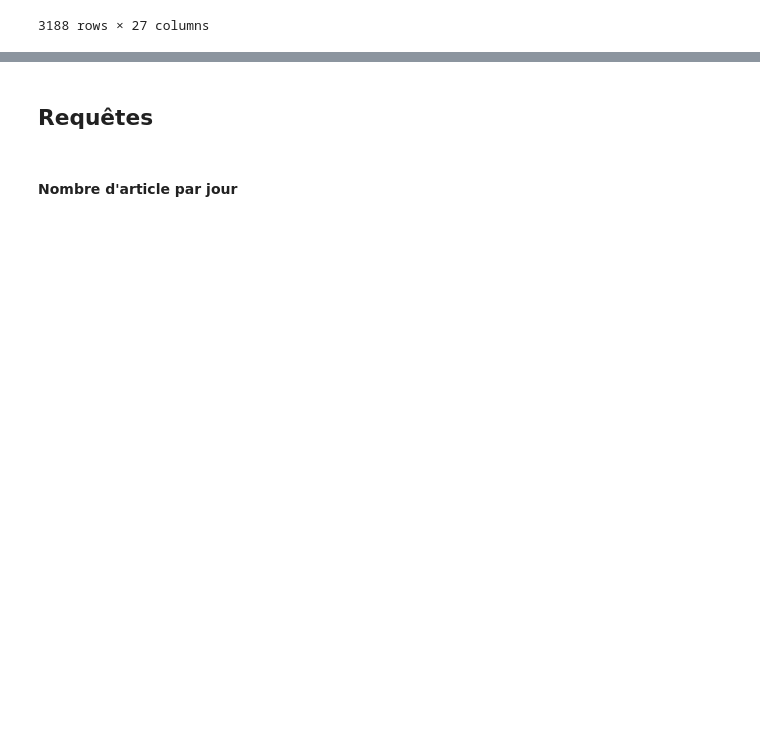
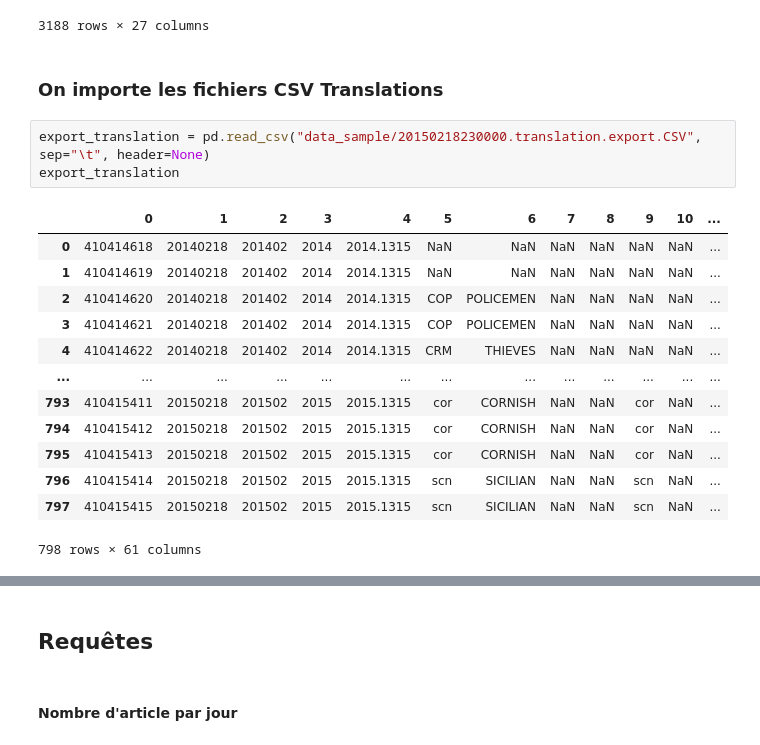
Before and after one commit to lbeaulieu-git/projet_bigdata_gdelt, a Jupyter notebook: GDELT_Data_Analysis.ipynb, the cells around one changed output, grey strips where cells are left out. Saved outputs shown, nothing was run; the diff lists cells and outputs as text; blank space fills up the shorter version.

```diff
--- a/GDELT_Data_Analysis.ipynb
+++ b/GDELT_Data_Analysis.ipynb
@@ -74,3 +94,22 @@ gkg
 | 3186 | 20150218230000-206 | 20150218230000 | 1 | rri.ro | http://www.rri.ro/en_gb/RadioRoma... | NaN | NaN | TAX_FNCACT;TAX_FNCACT_AUTHOR;MEDI... | TAX_FNCACT,13378;MEDIA_MSM,478;ME... | NaN | NaN | ... |
 | 3187 | 20150218230000-207 | 20150218230000 | 1 | sfgate.com | http://www.sfgate.com/business/ar... | NaN | NaN | TRIAL;TAX_FNCACT;TAX_FNCACT_PROSE... | TAX_ETHNICITY,1135;TAX_ETHNICITY,... | 4#Geneva, Genè, Switzerland#SZ#SZ... | 1#French#SZ#FR##46#2#FR#1135;1#Fr... | ... |
 3188 rows × 27 columns
+# %% [markdown]
+### On importe les fichiers CSV Translations
+# %%
+export_translation = pd.read_csv("data_sample/20150218230000.translation.export.CSV", sep="\t", header=None)
+export_translation
+# %% [output]
+|  | 0 | 1 | 2 | 3 | 4 | 5 | 6 | 7 | 8 | 9 | 10 | ... |
+| 0 | 410414618 | 20140218 | 201402 | 2014 | 2014.1315 | NaN | NaN | NaN | NaN | NaN | NaN | ... |
+| 1 | 410414619 | 20140218 | 201402 | 2014 | 2014.1315 | NaN | NaN | NaN | NaN | NaN | NaN | ... |
+| 2 | 410414620 | 20140218 | 201402 | 2014 | 2014.1315 | COP | POLICEMEN | NaN | NaN | NaN | NaN | ... |
+| 3 | 410414621 | 20140218 | 201402 | 2014 | 2014.1315 | COP | POLICEMEN | NaN | NaN | NaN | NaN | ... |
+| 4 | 410414622 | 20140218 | 201402 | 2014 | 2014.1315 | CRM | THIEVES | NaN | NaN | NaN | NaN | ... |
+| ... | ... | ... | ... | ... | ... | ... | ... | ... | ... | ... | ... | ... |
+| 793 | 410415411 | 20150218 | 201502 | 2015 | 2015.1315 | cor | CORNISH | NaN | NaN | cor | NaN | ... |
+| 794 | 410415412 | 20150218 | 201502 | 2015 | 2015.1315 | cor | CORNISH | NaN | NaN | cor | NaN | ... |
+| 795 | 410415413 | 20150218 | 201502 | 2015 | 2015.1315 | cor | CORNISH | NaN | NaN | cor | NaN | ... |
+| 796 | 410415414 | 20150218 | 201502 | 2015 | 2015.1315 | scn | SICILIAN | NaN | NaN | scn | NaN | ... |
+| 797 | 410415415 | 20150218 | 201502 | 2015 | 2015.1315 | scn | SICILIAN | NaN | NaN | scn | NaN | ... |
+798 rows × 61 columns
```
Also changed, not shown: parts of 14 cells of this notebook.
